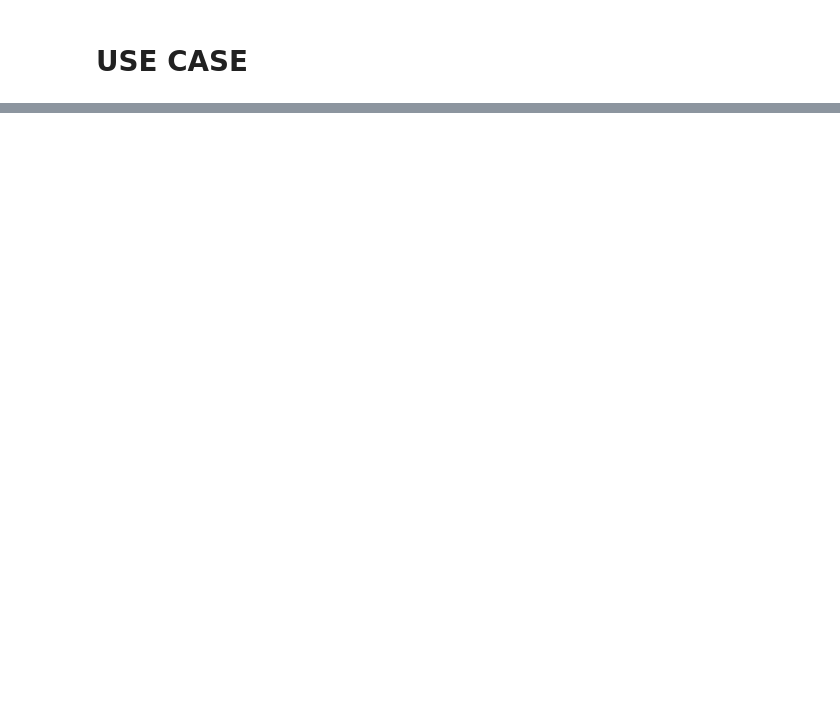
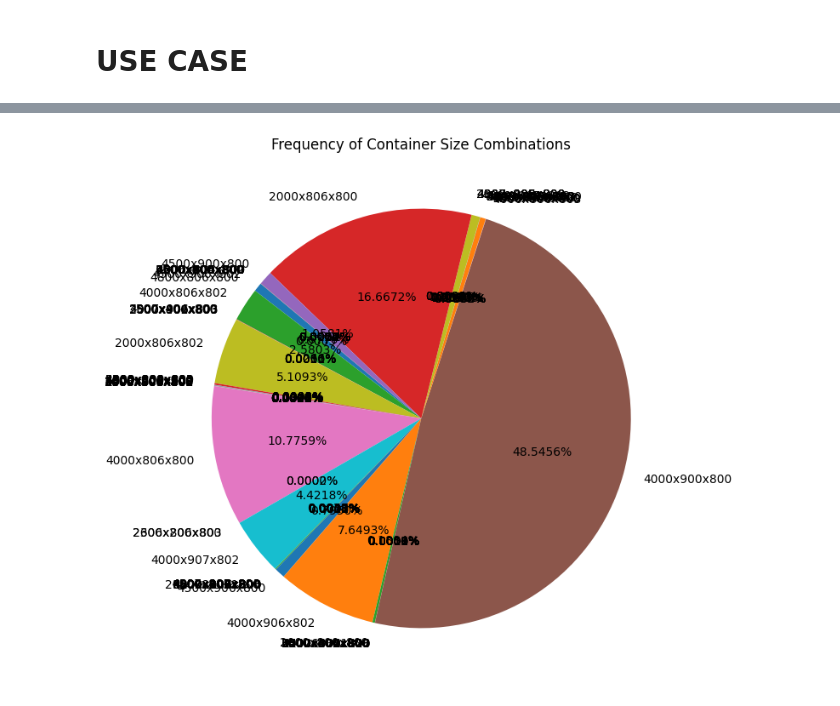
Before and after one commit to Alvlin/cbp-ams-pipeline, a Jupyter notebook: pipeline/ETL.ipynb, the cells around one changed output, grey strips where cells are left out. Saved outputs shown, nothing was run; the diff lists cells and outputs as text; code cells hidden in the pictures; blank space fills up the shorter version.

```diff
--- a/pipeline/ETL.ipynb
+++ b/pipeline/ETL.ipynb
@@ -689,0 +804,18 @@ df.to_sql(table_tfcargo, engine, if_exists='append', index=False, schema='dbo')
+# %%
+# Q6 : Frequency of Container Sizes used?
+query = """
+        SELECT container_length, container_height, container_width, COUNT(*) AS frequency
+        FROM container
+        GROUP BY container_length, container_height, container_width;
+        """
+df_container_freq = pd.read_sql_query(query, engine)
+labels = [f'{row.container_length}x{row.container_height}x{row.container_width}' for index, row in df_container_freq.iterrows()]
+sizes = df_container_freq['frequency'].tolist()
+
+# Creating the pie chart
+plt.figure(figsize=(10, 8))
+plt.pie(sizes, labels=labels, autopct='%1.4f%%', startangle=140)
+plt.title('Frequency of Container Size Combinations')
+plt.show()
+# %% [output]
+[figure, added]
```
Also changed, not shown: parts of 23 cells of this notebook.
